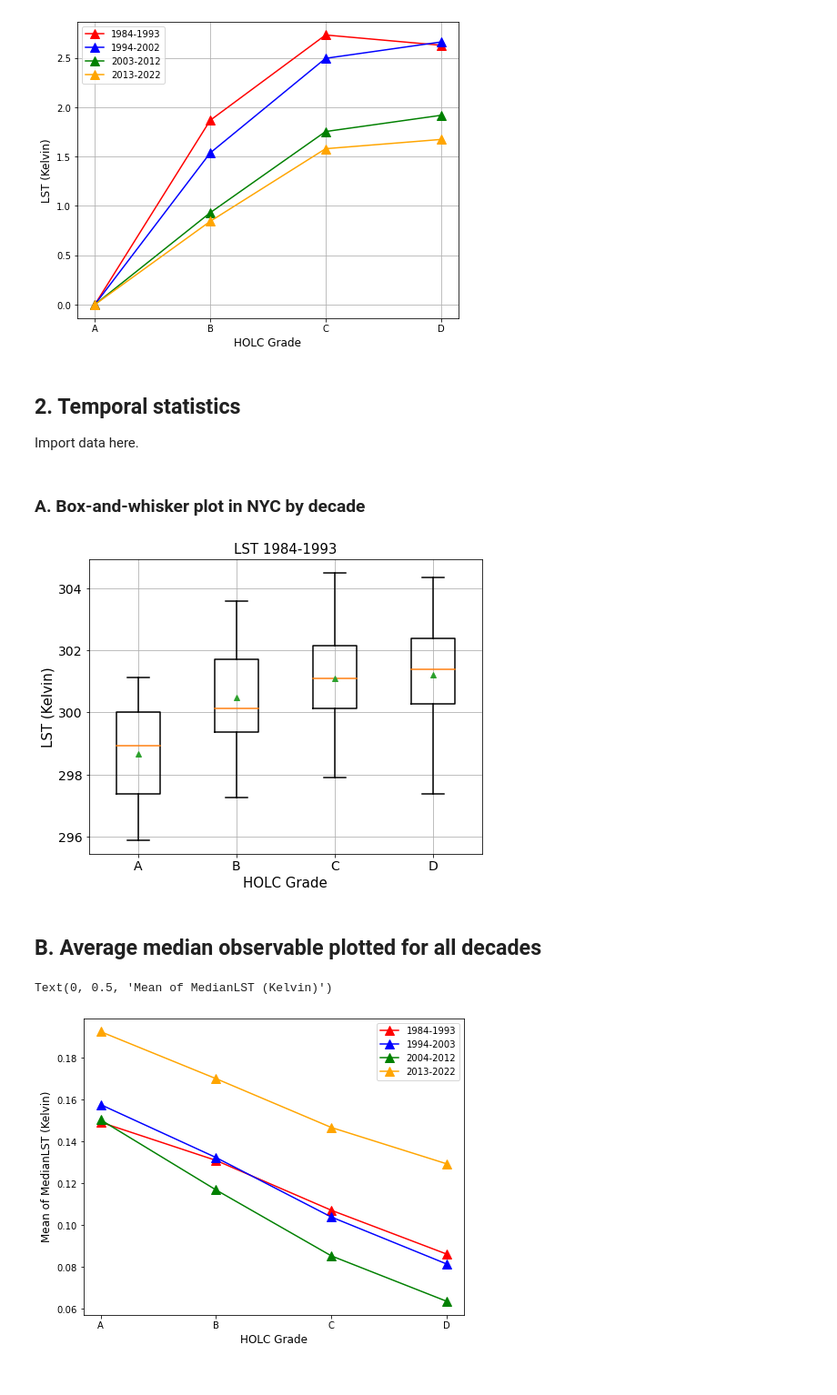
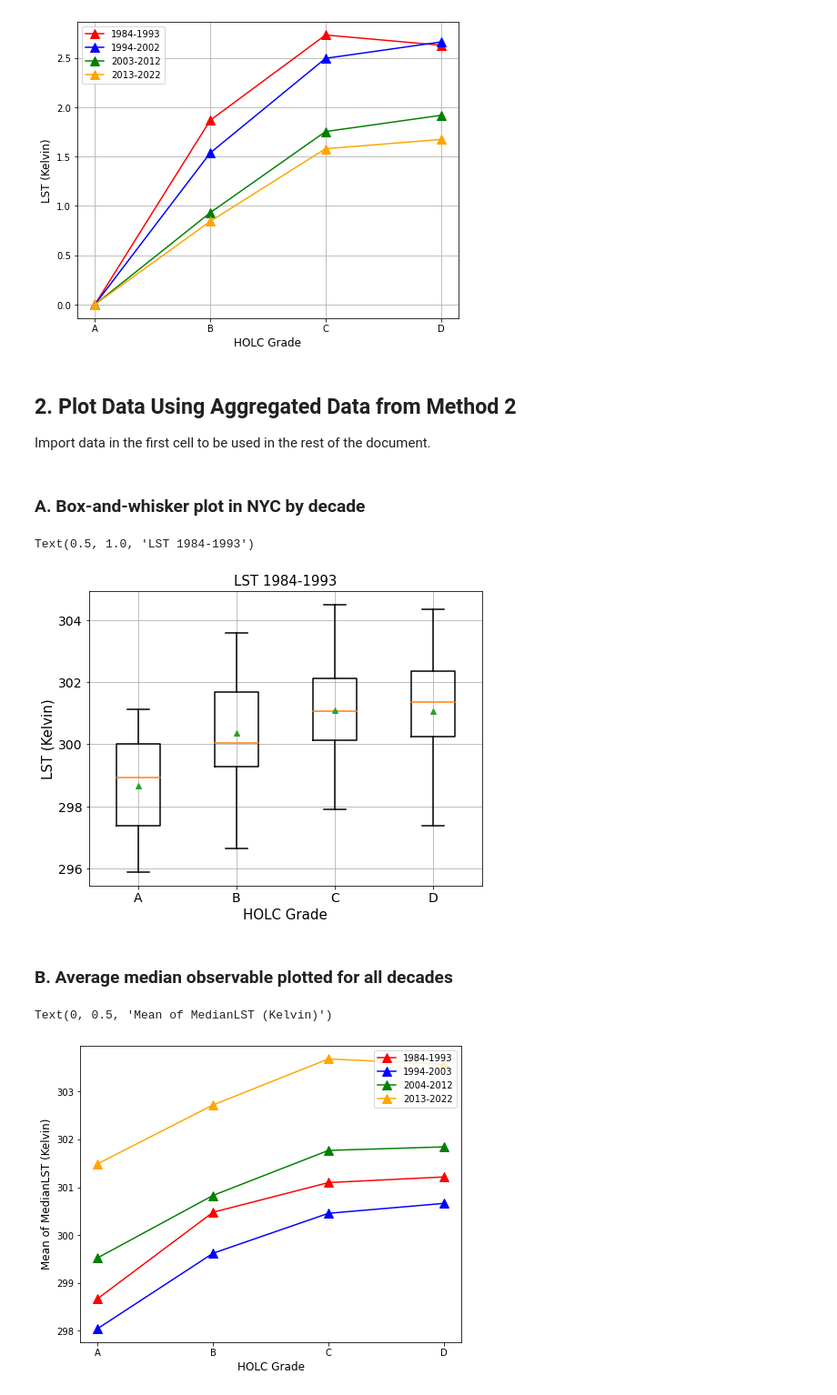
Before and after one commit to aderras/nyc-lst-ndvi, a Jupyter notebook: 00-notebooks/5_plot-results.ipynb, the cells around one changed output. Shown at 91% size. Saved outputs shown, nothing was run; the diff lists cells and outputs as text; code cells hidden in the pictures.

```diff
--- a/00-notebooks/5_plot-results.ipynb
+++ b/00-notebooks/5_plot-results.ipynb
@@ -279,9 +297,9 @@ plt.savefig(DIR_FIGS + "/"+column_choice+"-"+prefix_fname[obs_choice]+
 # %% [output]
 [figure]
 # %% [markdown]
-## 2. Temporal statistics
+## 2. Plot Data Using Aggregated Data from Method 2
 
-Import data here.
+Import data in the first cell to be used in the rest of the document.
 # %%
 ## USER INPUTS #####################################################################
 yr = 0 # OPTIONS: 0 to 3
@@ -300,7 +319,6 @@ font_size = 15
 column_choice = "median" # OPTIONS: median, mean, min, max, std
 ## END USER INPUTS #################################################################
 
-plt.rcParams["figure.figsize"] = (7.5,6)
 ax = df_mean_stats.boxplot(
                 column=[column_choice],
                 by=["holc_grade"],
@@ -322,46 +340,47 @@ ax.set_ylabel(lbls_y[obs_choice], fontsize=font_size)
 fig = ax.get_figure()
 fig.suptitle("") # Remove default Pandas title
 plt.title(lbls_plot[obs_choice]+" "+lbls_yr[yr], fontsize=font_size)
-plt.savefig(DIR_FIGS + "/boxplot_nyc_"+column_choice+"_lst"+"_filt"+\
-            str(pixelfrac_filter)+".png",
-            bbox_inches="tight")
+# plt.savefig(DIR_FIGS + "/boxplot_nyc_"+column_choice+"_lst"+"_filt"+\
+#             str(pixelfrac_filter)+".png",
+#             bbox_inches="tight")
 # %% [output]
+Text(0.5, 1.0, 'LST 1984-1993')
-[figure, old version]
+[figure, new version]
 # %% [markdown]
-## B. Average median observable plotted for all decades <a id="agg-decade-temp"></a>
+### B. Average median observable plotted for all decades <a id="agg-decade-temp"></a>
 # %%
 ## USER INPUTS #####################################################################
-pixelfrac_filter = 0.8 # OPTIONS: 0.0, 0.8, or 0.9
+pixelfrac_filter = 0.9 # OPTIONS: 0.0 or 0.9
 obs_choice = 0 # OPTIONS: 0 for LST and 1 for NDVI
 column_choice = "median" # OPTIONS: median, mean, min, max, std
 ## END USER INPUTS #################################################################
 
 plt.rcParams["figure.figsize"] = (7.5,6)
 
-df_mean_stats0 = pd.read_csv(DIR_STATS_T + "/ext_"+prefix_fname[obs_choice]+"_yr0_"+"pfilt"+str(pixelfrac_filter)+".csv")
-df_mean_stats1 = pd.read_csv(DIR_STATS_T + "/ext_"+prefix_fname[obs_choice]+"_yr1_"+"pfilt"+str(pixelfrac_filter)+".csv")
-df_mean_stats2 = pd.read_csv(DIR_STATS_T + "/ext_"+prefix_fname[obs_choice]+"_yr2_"+"pfilt"+str(pixelfrac_filter)+".csv")
-df_mean_stats3 = pd.read_csv(DIR_STATS_T + "/ext_"+prefix_fname[obs_choice]+"_yr3_"+"pfilt"+str(pixelfrac_filter)+".csv")
+df_mean_stats0 = pd.read_csv(DIR_STATS_T + "/m2_ext_"+prefix_fname[obs_choice]+"_yr0_"+"pfilt"+str(pixelfrac_filter)+".csv")
+df_mean_stats1 = pd.read_csv(DIR_STATS_T + "/m2_ext_"+prefix_fname[obs_choice]+"_yr1_"+"pfilt"+str(pixelfrac_filter)+".csv")
+df_mean_stats2 = pd.read_csv(DIR_STATS_T + "/m2_ext_"+prefix_fname[obs_choice]+"_yr2_"+"pfilt"+str(pixelfrac_filter)+".csv")
+df_mean_stats3 = pd.read_csv(DIR_STATS_T + "/m2_ext_"+prefix_fname[obs_choice]+"_yr3_"+"pfilt"+str(pixelfrac_filter)+".csv")
 
 font_size = 12
 HOLC_grade = ["A", "B", "C", "D"]
 
 plt.plot(HOLC_grade, df_mean_stats0.groupby("holc_grade").mean()[column_choice][:-1],
            marker="^", markersize=10, c="r", label="1984-1993")
 plt.plot(HOLC_grade, df_mean_stats1.groupby("holc_grade").mean()[column_choice][:-1],
            marker="^", markersize=10, c="b", label="1994-2003")
 plt.plot(HOLC_grade, df_mean_stats2.groupby("holc_grade").mean()[column_choice][:-1],
            marker="^", markersize=10, c="g", label="2004-2012")
 plt.plot(HOLC_grade, df_mean_stats3.groupby("holc_grade").mean()[column_choice][:-1],
            marker="^", markersize=10, c="orange", label="2013-2022")
 
 plt.legend(loc="upper right")
 plt.xlabel("HOLC Grade", fontsize=font_size)
 plt.ylabel("Mean of Median" + lbls_y[obs_choice], fontsize=font_size)
 
 # plt.savefig(DIR_FIGS + "/"+column_choice+"-"+obs_label+
 #             "-vs-HOLC_decades.png")
 # %% [output]
 Text(0, 0.5, 'Mean of MedianLST (Kelvin)')
-[figure, old version]
+[figure, new version]
 # %% [markdown]
```
Also changed, not shown: parts of 18 cells of this notebook.
